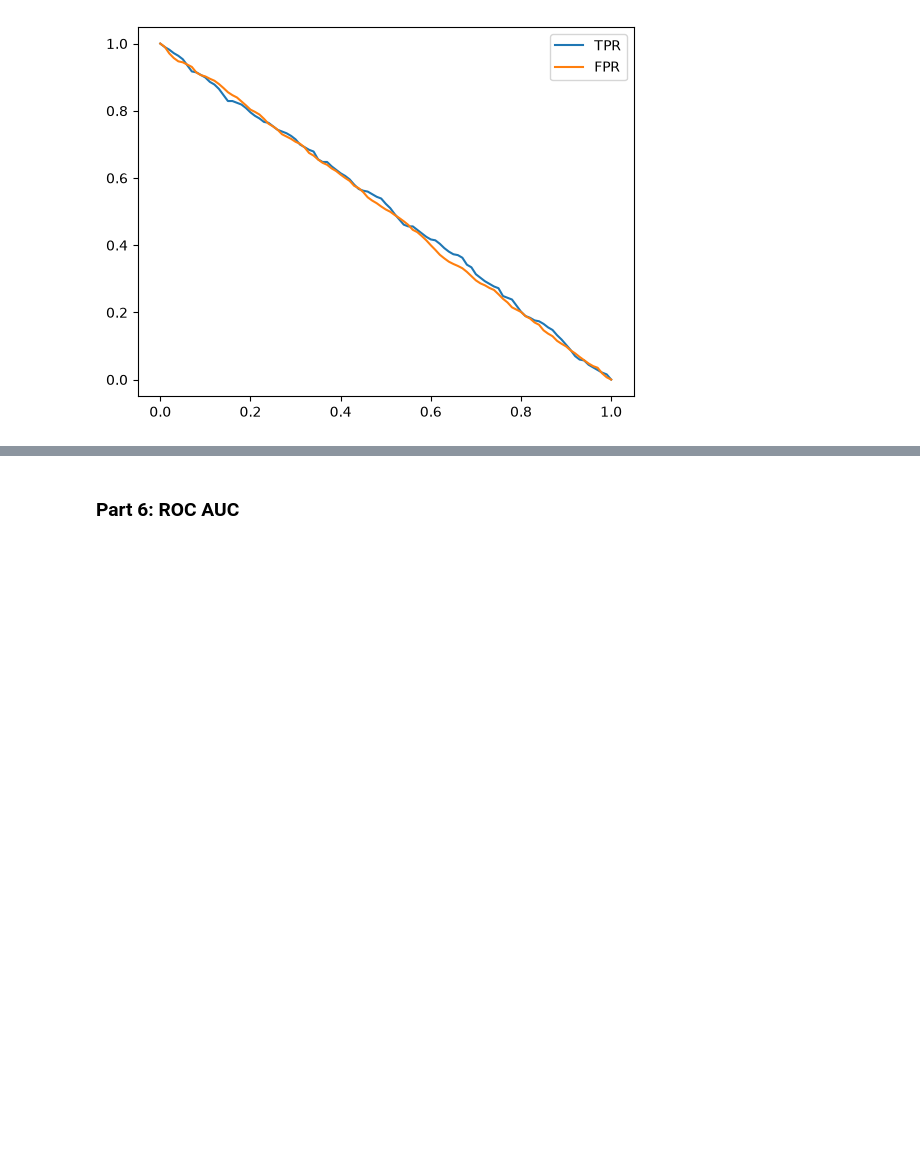
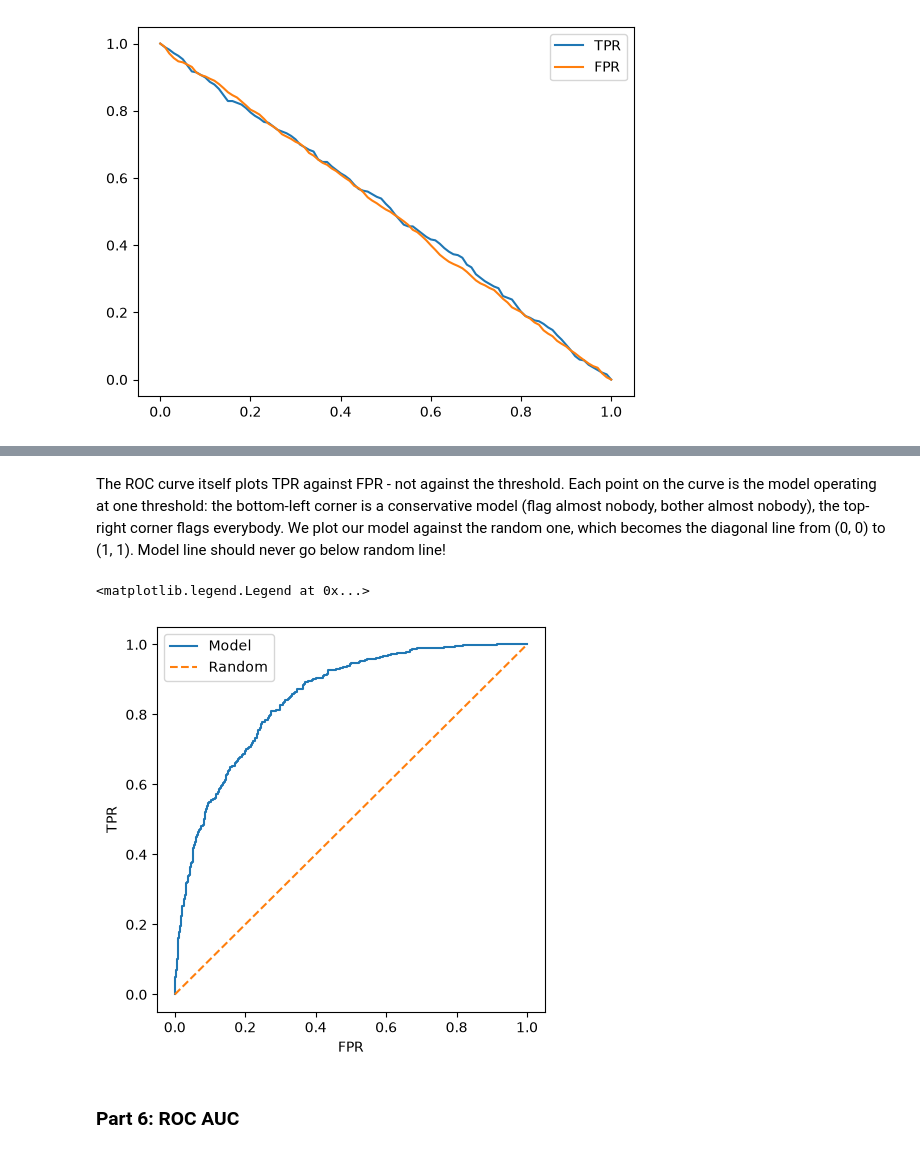
Before and after one commit to besteekmen/ML-ZoomCamp-Outputs, a Jupyter notebook: module4_evaluation/module4.ipynb, the cells around one changed output, grey strips where cells are left out. Saved outputs shown, nothing was run; the diff lists cells and outputs as text; code cells hidden in the pictures; blank space fills up the shorter version.

```diff
--- a/module4_evaluation/module4.ipynb
+++ b/module4_evaluation/module4.ipynb
@@ -313,2 +363,21 @@ plt.legend()
+# %% [markdown]
+The ROC curve itself plots TPR against FPR - not against the threshold. Each point on the curve is the model operating at one threshold: the bottom-left corner is a conservative model (flag almost nobody, bother almost nobody), the top-right corner flags everybody. We plot our model against the random one, which becomes the diagonal line from (0, 0) to (1, 1). Model line should never go below random line!
+# %%
+# doing the same with built-in metrics
+from sklearn.metrics import roc_curve
+fpr, tpr, thresholds = roc_curve(y_val, y_pred)
+
+plt.figure(figsize=(5, 5))
+
+plt.plot(fpr, tpr, label='Model')
+plt.plot([0, 1], [0, 1], label='Random', linestyle='--')
+
+plt.xlabel('FPR')
+plt.ylabel('TPR')
+
+plt.legend()
+# %% [output]
+<matplotlib.legend.Legend at 0x...>
+[figure, added]
 # %% [markdown]
 ### Part 6: ROC AUC
```
Also changed, not shown: parts of 23 cells of this notebook.
